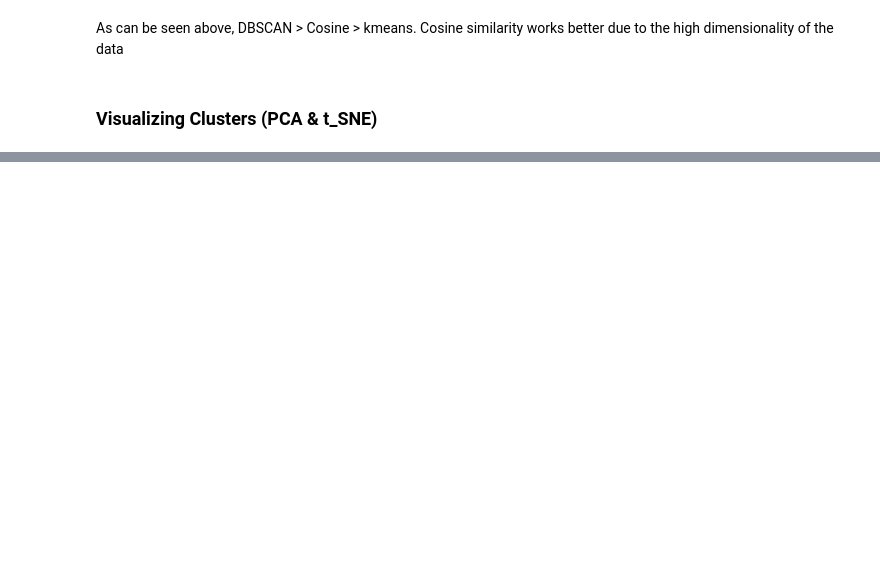
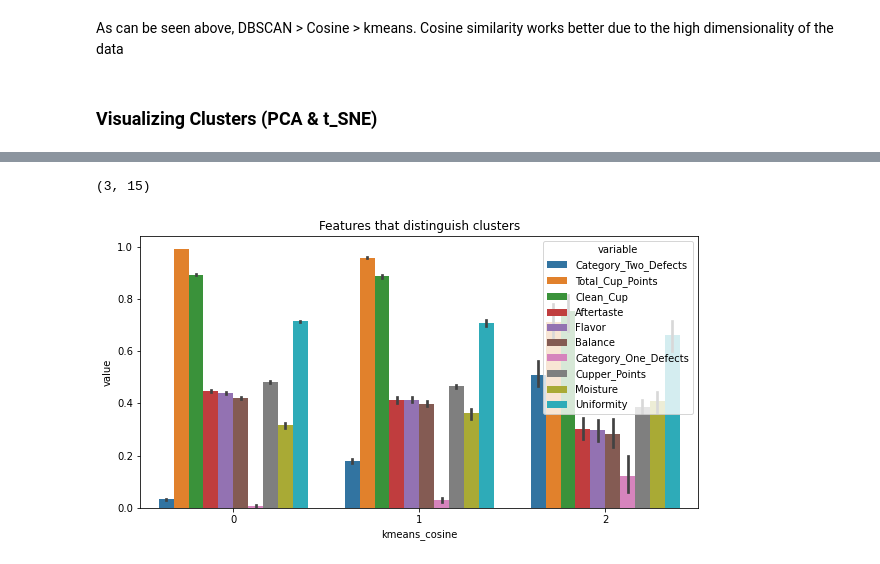
Before and after one commit to Phil-avi/coffee-quality-database, a Jupyter notebook: Exploratory Analysis.ipynb, the cells around one changed output, grey strips where cells are left out. Saved outputs shown, nothing was run; the diff lists cells and outputs as text; code cells hidden in the pictures; blank space fills up the shorter version.

```diff
--- a/Exploratory Analysis.ipynb
+++ b/Exploratory Analysis.ipynb
@@ -245,0 +263,10 @@ NameError: name 'plot_animation' is not defined
+# %%
+from sklearn.preprocessing import MinMaxScaler
+
+scaler=MinMaxScaler()
+df_scaled=pd.DataFrame(scaler.fit_transform(normalized_vectors),columns=x_columns)
+
+df_scaled['kmeans_cosine']=normalized_kmeans.labels_
+
+df_mean=(df_scaled.groupby('kmeans_cosine').mean())
+df_mean
@@ -245,0 +279,16 @@ NameError: name 'plot_animation' is not defined
+# %%
+df_mean.shape
+# %% [output]
+(3, 15)
+# %%
+results = pd.DataFrame(columns=['Variable', 'Var'])
+for column in df_mean.columns[0:]:
+    results.loc[len(results), :] = [column, np.var(df_mean[column])]
+selected_columns = list(results.sort_values('Var', ascending=False).head(10).Variable.values) + ['kmeans_cosine']
+tidy = df_scaled[selected_columns].melt(id_vars='kmeans_cosine')
+plt.figure(figsize=(10,5))
+sns.barplot(x='kmeans_cosine', y='value', hue='variable', data=tidy)
+plt.title('Features that distinguish clusters')
+plt.show()
+# %% [output]
+[figure, added]
```
Also changed, not shown: parts of 27 cells of this notebook.
